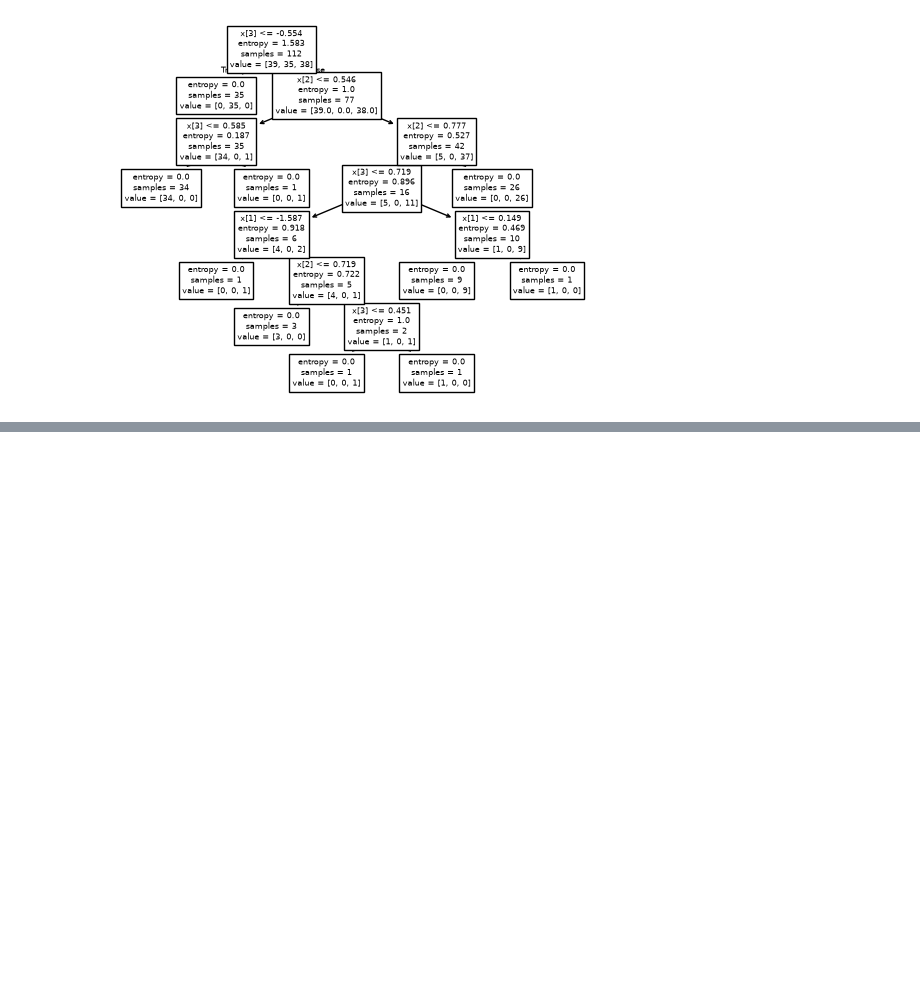
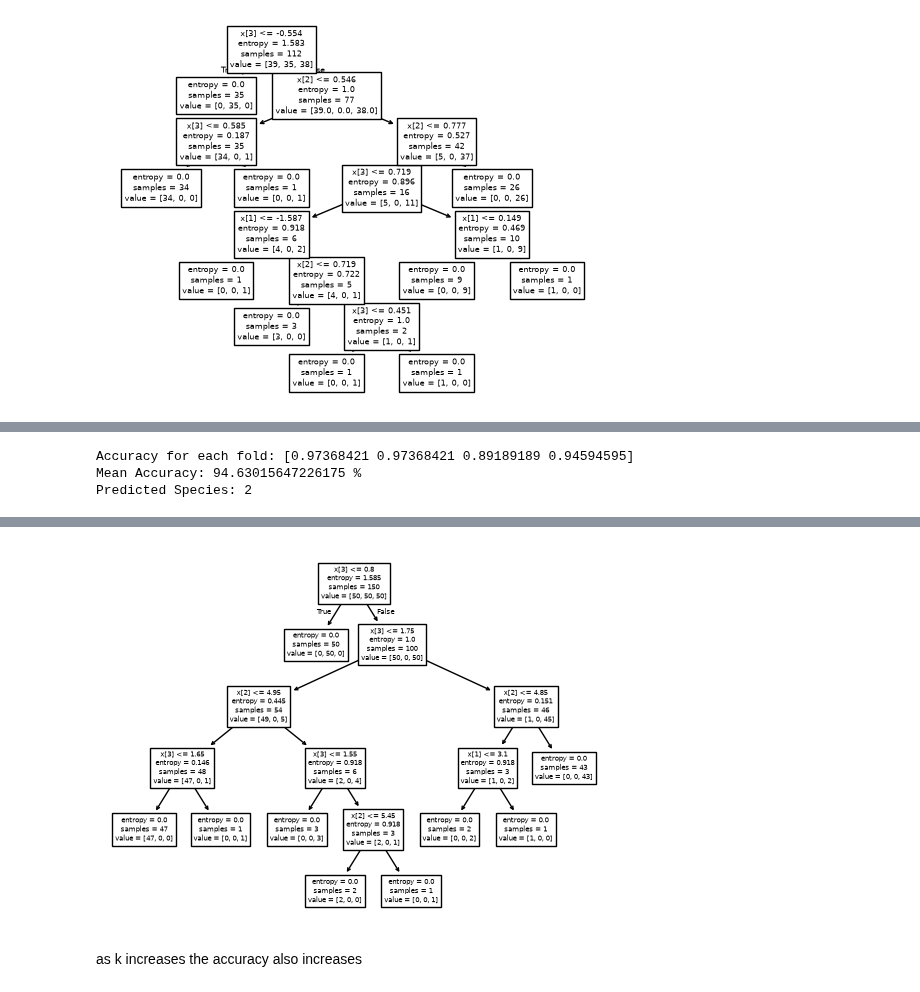
Before and after one commit to Ghanavi2903/AML-LAB, a Jupyter notebook: notebooks/Iris.ipynb, the cells around one changed output, grey strips where cells are left out. Drawn from its saved outputs; the diff is of its cells as text; code cells hidden in the pictures; blank space fills up the shorter version.

```diff
--- a/notebooks/Iris.ipynb
+++ b/notebooks/Iris.ipynb
@@ -120,0 +297,68 @@ Predicted Species: 2
+# %%
+#k=4
+import numpy as np
+import pandas as pd
+from sklearn import tree
+from sklearn.model_selection import KFold, cross_val_score
+from sklearn.tree import DecisionTreeClassifier
+from sklearn.metrics import confusion_matrix, accuracy_score, classification_report
+
+# Load dataset
+df = pd.read_csv("../data/Iris.csv")
+
+# Features and target
+X = df[
+    [
+        "SepalLengthCm",
+        "SepalWidthCm",
+        "PetalLengthCm",
+        "PetalWidthCm"
+    ]
+]
+
+y = df["Species"]
+
+# Create Decision Tree
+classifier = DecisionTreeClassifier(
+    criterion="entropy",
+    random_state=0
+)
+
+# K-Fold
+kf = KFold(
+    n_splits=4,
+    shuffle=True,
+    random_state=42
+)
+
+# Cross-validation
+scores = cross_val_score(
+    classifier,
+    X,
+    y,
+    cv=kf,
+    scoring="accuracy"
+)
+
+print("Accuracy for each fold:", scores)
+print("Mean Accuracy:", scores.mean() * 100, "%")
+
+# Train final model on all data
+classifier.fit(X, y)
+
+# New flower
+new_flower = np.array([[
+    7.7, 2.6, 6.9, 2.3
+]])
+
+# Predict directly — NO scaling
+prediction = classifier.predict(new_flower)
+
+print("Predicted Species:", prediction[0])
+
+# Plot tree
+tree.plot_tree(classifier)
+# %% [output]
+Accuracy for each fold: [0.97368421 0.97368421 0.89189189 0.94594595]
+Mean Accuracy: 94.63015647226175 %
+Predicted Species: 2
@@ -120,0 +384,3 @@ Predicted Species: 2
+[figure, added]
+# %% [markdown]
+as k increases the accuracy also increases
```
Also changed, not shown: parts of 3 cells of this notebook, 3 other files.
